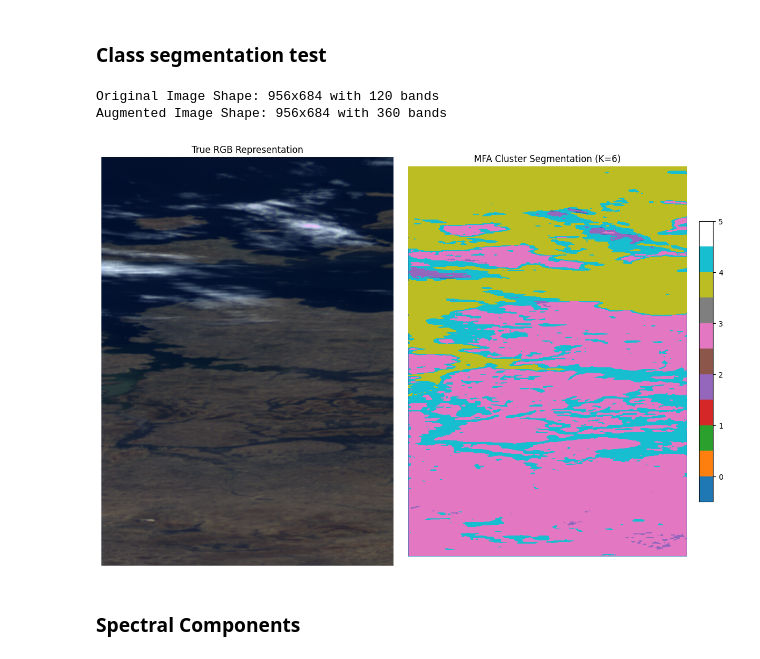
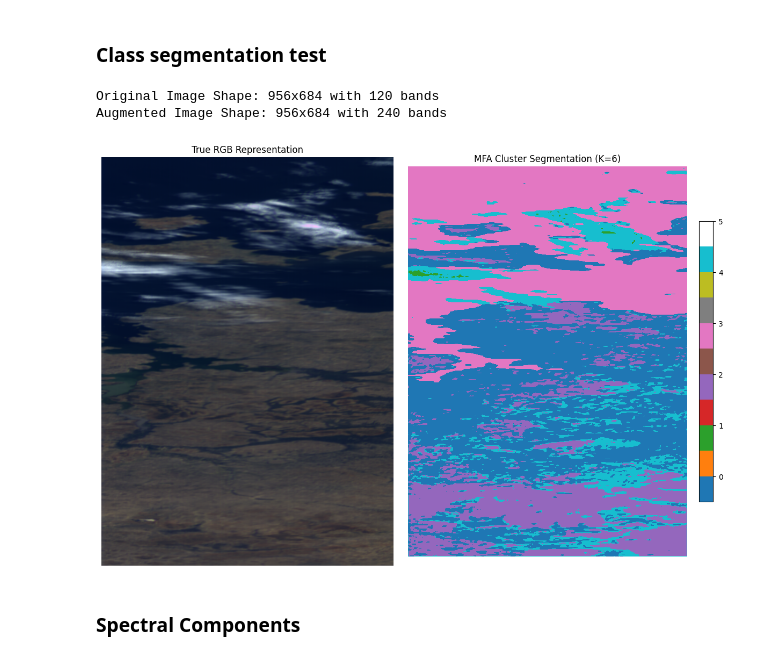
Before and after one commit to TrygveTafjord/MFA_testing, a Jupyter notebook: spatial_model/01_model_testing.ipynb, the cells around one changed output. Cells and saved outputs as stored; diff of their text form; code cells hidden in the pictures.

```diff
--- a/spatial_model/01_model_testing.ipynb
+++ b/spatial_model/01_model_testing.ipynb
@@ -26,14 +26,13 @@ Loading the models, this includes the training statistics
 data_product = 'l1b'
 # %%
 # Load PCA
-pca_checkpoint = torch.load(f'../models/pca_benchmark_{data_product}.pt', map_location=device)
+pca_checkpoint = torch.load(f'../models/spatial/pca_benchmark_{data_product}.pt', map_location=device)
 pca_components = pca_checkpoint['components'].to(device)
 pca_mean = pca_checkpoint['mean'].to(device)
 
 # Load MFA
-mfa_checkpoint = torch.load(f'../models/mfa_k6_q2_{data_product}_spatial_info.pt', map_location=device)
+mfa_checkpoint = torch.load(f'../models/spatial/mfa_k6_q2_{data_product}.pt', map_location=device)
 mfa_hyperparams = mfa_checkpoint['hyperparameters']
-
 mfa_model = MFA(
     n_components=mfa_hyperparams['n_components'],
     n_features=mfa_hyperparams['n_features'],
@@ -81,6 +80,27 @@ def extract_spatial_spectral_features(hsi_cube_np, window_size=3):
 
     # Return to numpy (H, W, 3*B)
     return augmented_cube.squeeze(0).permute(1, 2, 0).numpy()
+# %%
+import torch.nn.functional as F
+
+def extract_spatial_features(hsi_cube_np, window_size=3):
+    """
+    Expands an (H, W, B) hyperspectral cube to (H, W, 3*B) by appending
+    local neighborhood mean and standard deviation.
+    """
+    # Reshape to (Batch, Channels, Height, Width) for PyTorch 2D operations
+    cube_t = torch.from_numpy(hsi_cube_np).float().unsqueeze(0).permute(0, 3, 1, 2)
+
+    pad = window_size // 2
+
+    # 1. Local Mean
+    avg_pool = F.avg_pool2d(cube_t, kernel_size=window_size, stride=1, padding=pad)
+
+    # 3. Concatenate (Original, Mean, Std)
+    augmented_cube = torch.cat([cube_t, avg_pool], dim=1)
+
+    # Return to numpy (H, W, 3*B)
+    return augmented_cube.squeeze(0).permute(1, 2, 0).numpy()
 # %%
 data_dir = glob.glob(f'../data/testing_{data_product}/*.nc')
 print(f"Found {len(data_dir)} files.")
@@ -109,7 +129,7 @@ for file in data_dir:
                 raise ValueError(f"Unknown data product: {data_product}")
 
 
-        data_aug = extract_spatial_spectral_features(data, window_size=3)
+        data_aug = extract_spatial_features(data, window_size=3)
 
         h, w, b = data_aug.shape
         data_2d = data_aug.reshape(-1, b) # Shape: (Total_Pixels_In_Image, 120)
@@ -291,7 +385,7 @@ h, w, b_raw = data.shape
 print(f"Original Image Shape: {h}x{w} with {b_raw} bands")
 
 # --- 10x FIX: Extract Spatial-Spectral Features (120 -> 360 bands) ---
-data_aug = extract_spatial_spectral_features(data, window_size=3)
+data_aug = extract_spatial_features(data, window_size=3)
 h, w, b_aug = data_aug.shape
 print(f"Augmented Image Shape: {h}x{w} with {b_aug} bands")
 
@@ -319,34 +413,34 @@ rgb_img = data[:, :, rgb_bands]
 # Normalize RGB for display
 rgb_img = (rgb_img - np.min(rgb_img)) / (np.max(rgb_img) - np.min(rgb_img))
 
 fig, ax = plt.subplots(1, 2, figsize=(12, 8))
 
 # 2. Plot True RGB
 # aspect='equal' ensures 1 pixel is square (fixes the squashing)
 ax[0].imshow(rgb_img, aspect='equal')
 ax[0].set_title("True RGB Representation")
 ax[0].axis('off')
 
 # 3. Plot Segmentation Map using imshow instead of heatmap
 # cmap='tab10': Good distinct colors for categorical data
 # interpolation='nearest': Keeps edges sharp (no blurring between classes)
 # aspect='equal': Matches the geometry of the RGB image exactly
 # vmax=K: Ensures the colormap covers the correct range of clusters
 im = ax[1].imshow(seg_map, cmap='tab10', interpolation='nearest', aspect='equal')
 ax[1].set_title(f"MFA Cluster Segmentation (K={mfa_model.K})")
 ax[1].axis('off')
 
 # Optional: Add a legend for the clusters
 # This creates a colorbar with discrete ticks for each cluster
 cbar = plt.colorbar(im, ax=ax[1], fraction=0.046, pad=0.04)
 cbar.set_ticks(np.arange(mfa_model.K) + 0.5) # Center ticks on color block
 cbar.set_ticklabels(np.arange(mfa_model.K))  # Label as 0, 1, 2...
 
 plt.tight_layout()
 plt.show()
 # %% [output]
 Original Image Shape: 956x684 with 120 bands
-Augmented Image Shape: 956x684 with 360 bands
+Augmented Image Shape: 956x684 with 240 bands
-[figure, old version]
+[figure, new version]
 # %% [markdown]
 ### Spectral Components
```
Also changed, not shown: parts of 11 cells of this notebook, 29 other files.
